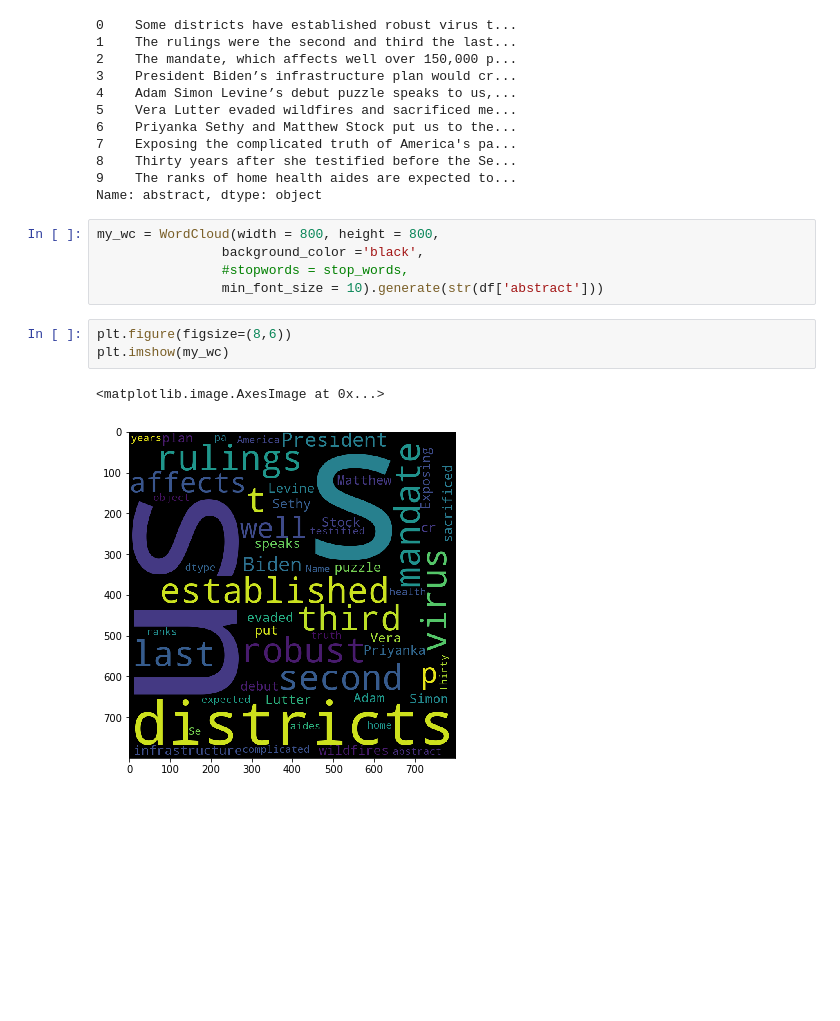
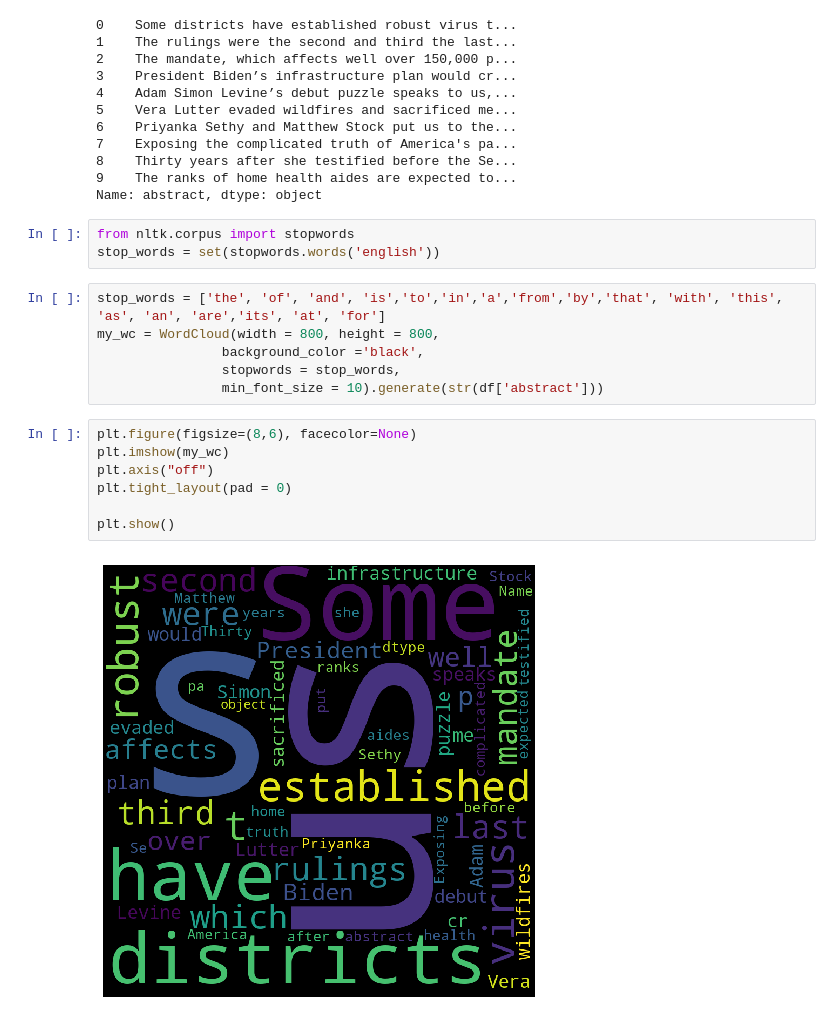
Before and after one commit to azastron/NLP_NYT_API, a Jupyter notebook: nyt_api.ipynb, the cells around one changed output. Drawn from its saved outputs; the diff is of its cells as text; blank space fills up the shorter version.

Commit message:
remove stopwords

```diff
--- a/nyt_api.ipynb
+++ b/nyt_api.ipynb
@@ -133,14 +133,21 @@ df['abstract']
 8    Thirty years after she testified before the Se...
 9    The ranks of home health aides are expected to...
 Name: abstract, dtype: object
+# %%
+from nltk.corpus import stopwords
+stop_words = set(stopwords.words('english'))
 # %%
+stop_words = ['the', 'of', 'and', 'is','to','in','a','from','by','that', 'with', 'this', 'as', 'an', 'are','its', 'at', 'for']
 my_wc = WordCloud(width = 800, height = 800,
                 background_color ='black',
-                #stopwords = stop_words,
+                stopwords = stop_words,
                 min_font_size = 10).generate(str(df['abstract']))
 # %%
-plt.figure(figsize=(8,6))
+plt.figure(figsize=(8,6), facecolor=None)
 plt.imshow(my_wc)
+plt.axis("off")
+plt.tight_layout(pad = 0)
+
+plt.show()
 # %% [output]
-<matplotlib.image.AxesImage at 0x...>
-[figure, old version]
+[figure, new version]
```
